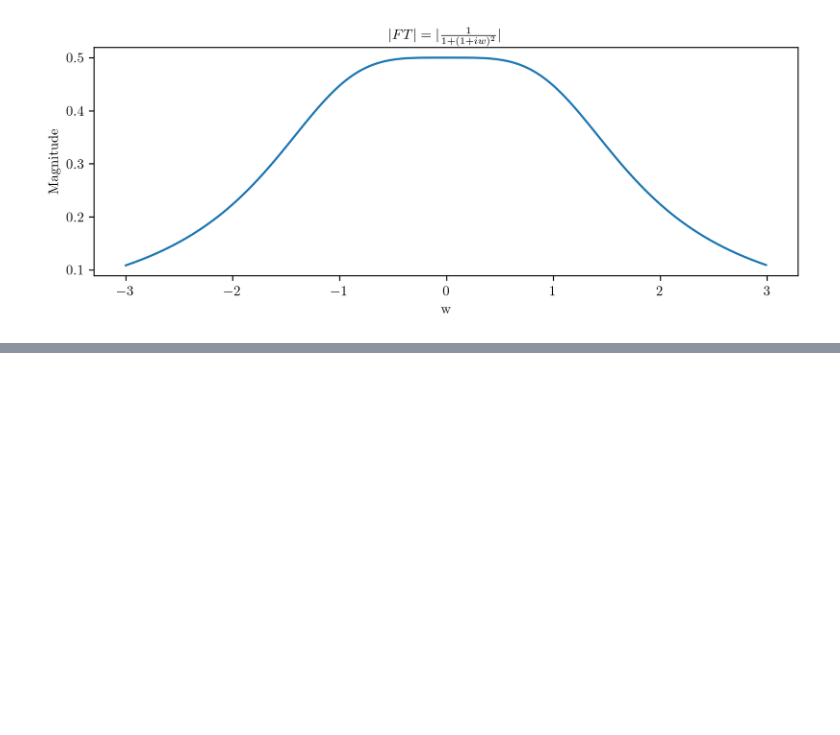
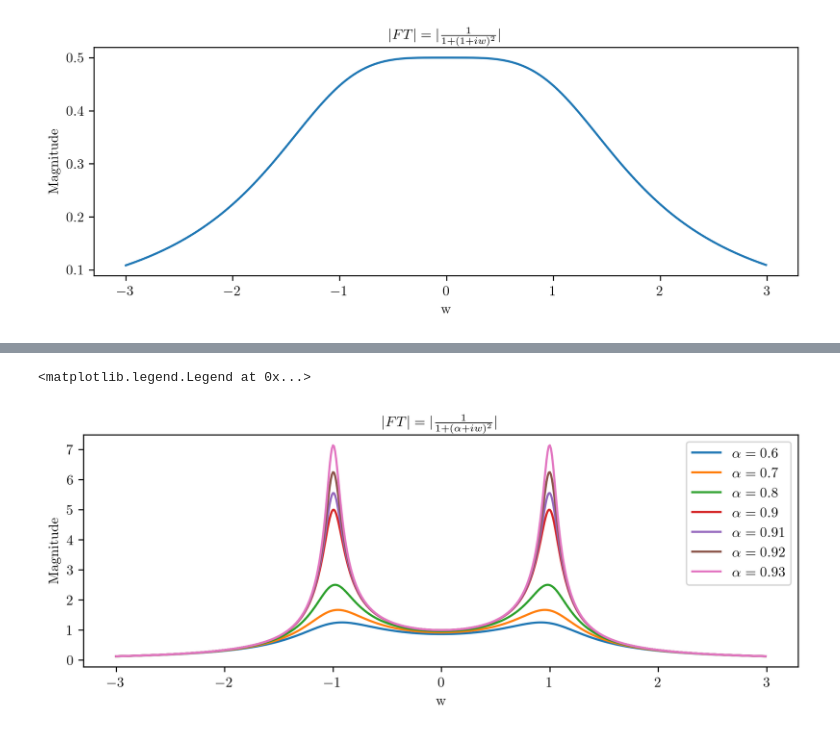
Before and after one commit to BraulioRmz/signals, a Jupyter notebook: LaPlace_steps.ipynb, the cells around one changed output, grey strips where cells are left out. Cells and saved outputs as stored; diff of their text form; code cells hidden in the pictures; blank space fills up the shorter version.

```diff
--- a/LaPlace_steps.ipynb
+++ b/LaPlace_steps.ipynb
@@ -59,0 +100,37 @@ Text(0, 0.5, 'Magnitude')
+# %%
+FT_06 = np.divide(1,1+np.power(0.4+iw,2))
+FT_07 = np.divide(1,1+np.power(0.3+iw,2))
+FT_08 = np.divide(1,1+np.power(0.2+iw,2))
+FT_086 = np.divide(1,1+np.power(0.14+iw,2))
+FT_09 = np.divide(1,1+np.power(0.1+iw,2))
+FT_091 = np.divide(1,1+np.power(0.09+iw,2))
+FT_092 = np.divide(1,1+np.power(0.08+iw,2))
+FT_093 = np.divide(1,1+np.power(0.07+iw,2))
+
+magnitude_06 = abs(FT_06)
+magnitude_07 = abs(FT_07)
+magnitude_08 = abs(FT_08)
+magnitude_086 = abs(FT_086)
+magnitude_09 = abs(FT_09)
+magnitude_091 = abs(FT_091)
+magnitude_092 = abs(FT_092)
+magnitude_093 = abs(FT_093)
+# %%
+plt.figure(figsize=(9, 3), dpi=300)
+plt.plot(new_x, magnitude_06, label = r"$\alpha = 0.6$")
+plt.plot(new_x, magnitude_07,label = r"$\alpha = 0.7$")
+plt.plot(new_x, magnitude_08,label = r"$\alpha = 0.8$")
+plt.plot(new_x, magnitude_09,label = r"$\alpha = 0.9$")
+plt.plot(new_x, magnitude_091,label = r"$\alpha = 0.91$")
+plt.plot(new_x, magnitude_092,label = r"$\alpha = 0.92$")
+plt.plot(new_x, magnitude_093,label = r"$\alpha = 0.93$")
+
+
+
+plt.title(r"$|FT| = |\frac{1}{1+(\alpha+iw)^2}| \quad$", size = 10)
+plt.xlabel('w')
+plt.ylabel('Magnitude')
+plt.legend()
+# %% [output]
+<matplotlib.legend.Legend at 0x...>
+[figure, added]
```
Also changed, not shown: parts of 9 cells of this notebook.
